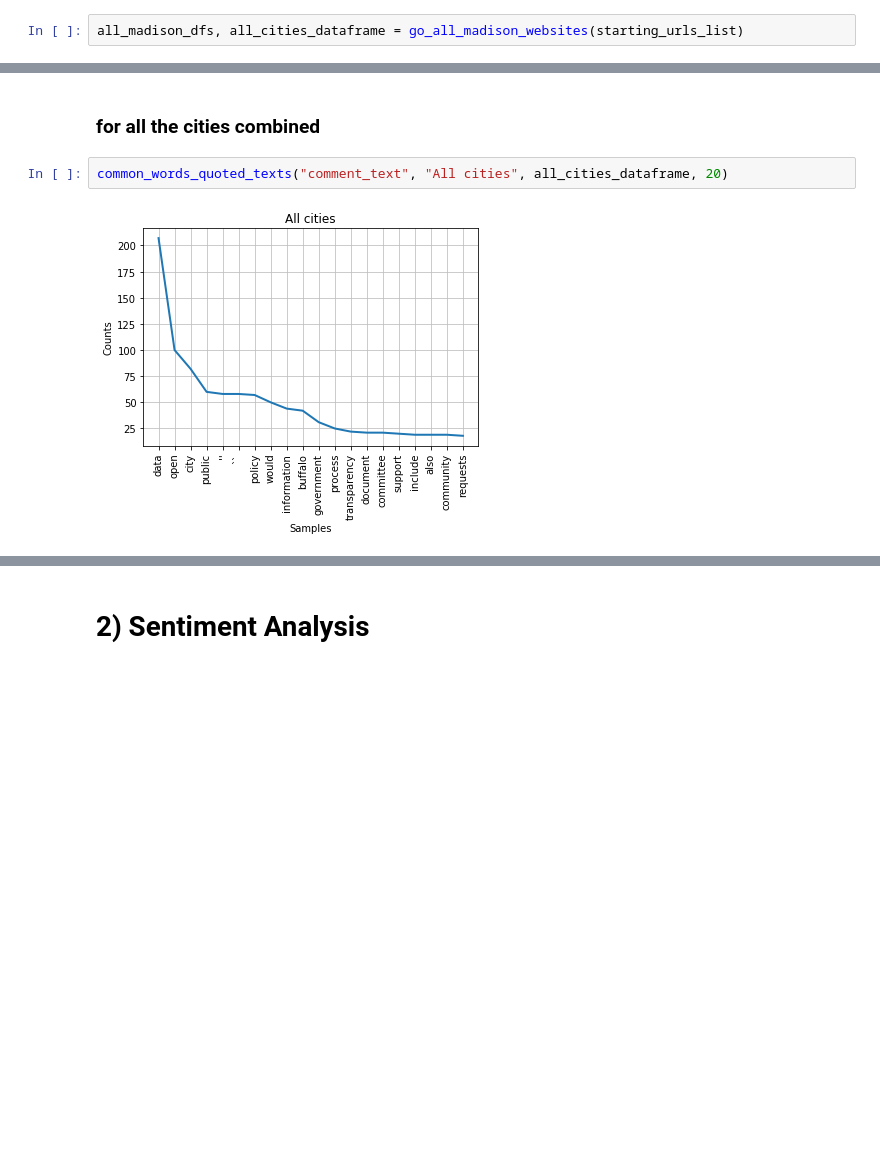
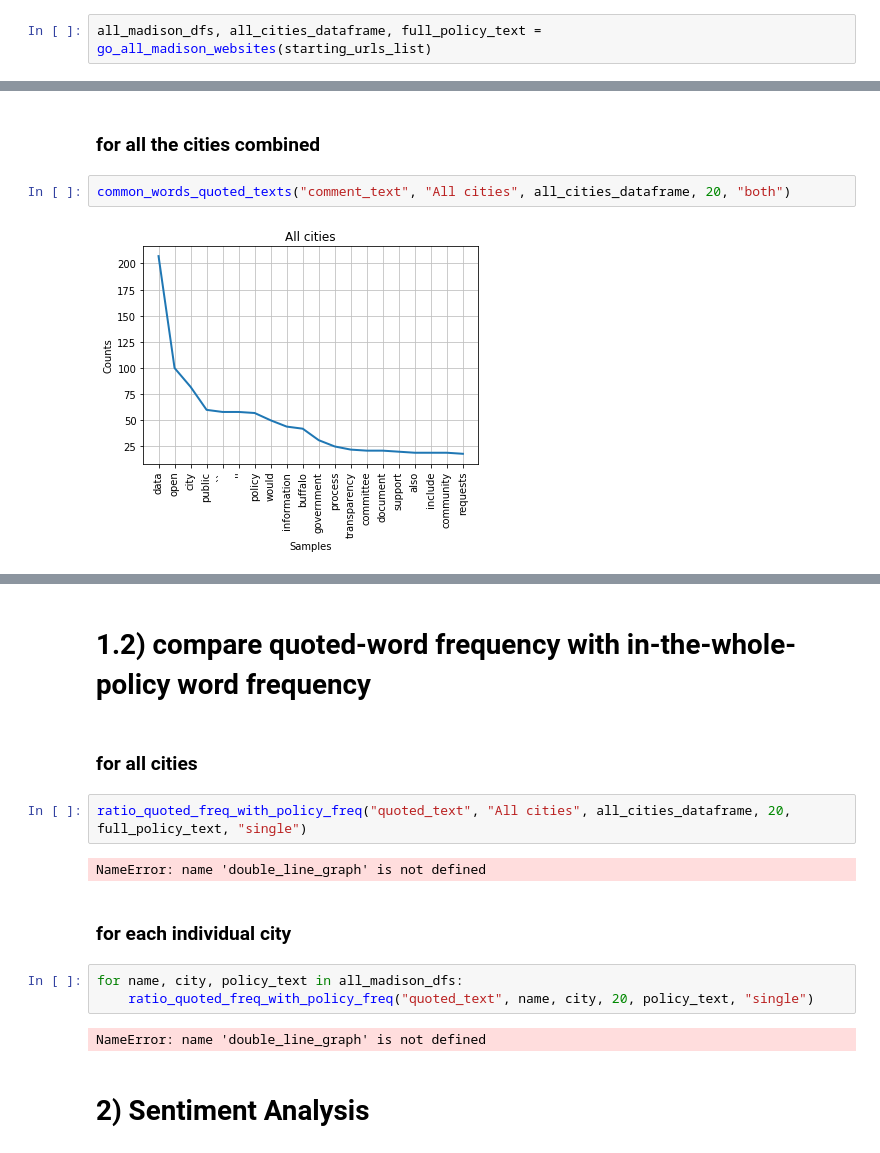
Before and after one commit to faraz-ahmed-sh/Sunlight_Foundation_Summer_2017, a Jupyter notebook: Project on comment scraping/Sunlight_comment_scrapping_and_analysis.ipynb, the cells around one changed output, grey strips where cells are left out. Drawn from its saved outputs; the diff is of its cells as text; blank space fills up the shorter version.

```diff
--- a/Project on comment scraping/Sunlight_comment_scrapping_and_analysis.ipynb
+++ b/Project on comment scraping/Sunlight_comment_scrapping_and_analysis.ipynb
@@ -27,5 +28,5 @@ starting_urls_list
 # %%
-all_madison_dfs, all_cities_dataframe = go_all_madison_websites(starting_urls_list)
+all_madison_dfs, all_cities_dataframe, full_policy_text = go_all_madison_websites(starting_urls_list)
 # %% [output]
 The code that caused this warning is on line 193 of the file /Users/summerfellow/anaconda/envs/py35/lib/python3.5/runpy.py. To get rid of this warning, change code that looks like this:
 
@@ -92,6 +170,6 @@ common_words_quoted_texts("quoted_text", "All cities", all_cities_dataframe, 20)
 # %% [markdown]
 ### for all the cities combined
 # %%
-common_words_quoted_texts("comment_text", "All cities", all_cities_dataframe, 20)
+common_words_quoted_texts("comment_text", "All cities", all_cities_dataframe, 20, "both")
 # %% [output]
-[figure, old version]
+[figure, new version]
@@ -115,3 +193,18 @@ common_words_quoted_texts("comment_text", "All cities", all_cities_dataframe, 20
+# %% [markdown]
+# 1.2) compare quoted-word frequency with in-the-whole-policy word frequency
+# %% [markdown]
+### for all cities
+# %%
+ratio_quoted_freq_with_policy_freq("quoted_text", "All cities", all_cities_dataframe, 20, full_policy_text, "single")
+# %% [output]
+NameError: name 'double_line_graph' is not defined
+# %% [markdown]
+### for each individual city
+# %%
+for name, city, policy_text in all_madison_dfs:
+    ratio_quoted_freq_with_policy_freq("quoted_text", name, city, 20, policy_text, "single")
+# %% [output]
+NameError: name 'double_line_graph' is not defined
 # %% [markdown]
 # 2) Sentiment Analysis
 # %% [markdown]
```
Also changed, not shown: parts of 46 cells of this notebook, 1 other file.
